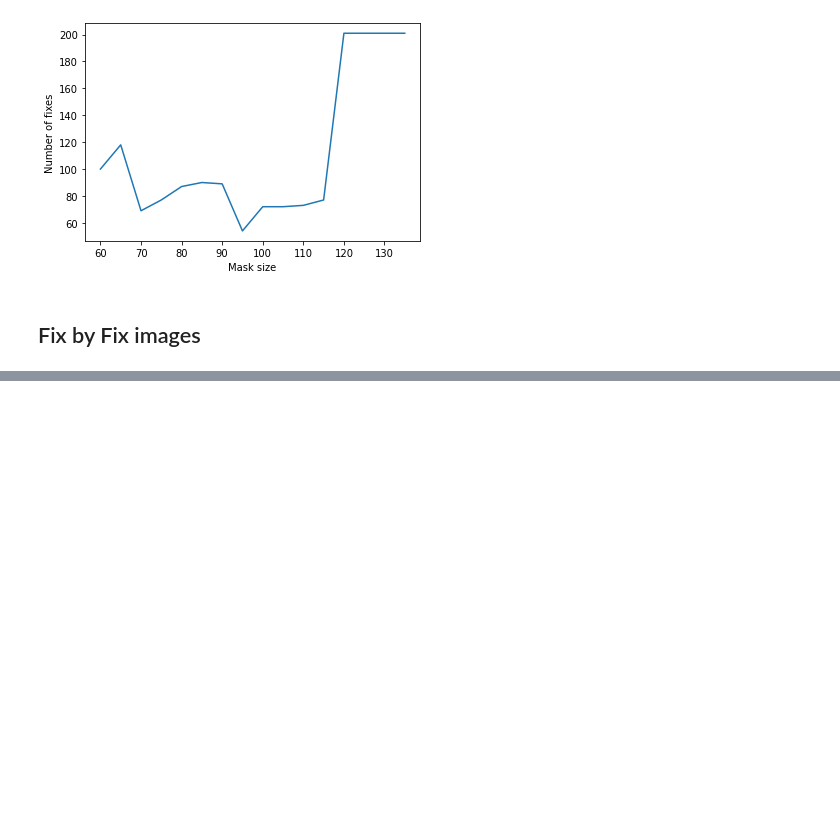
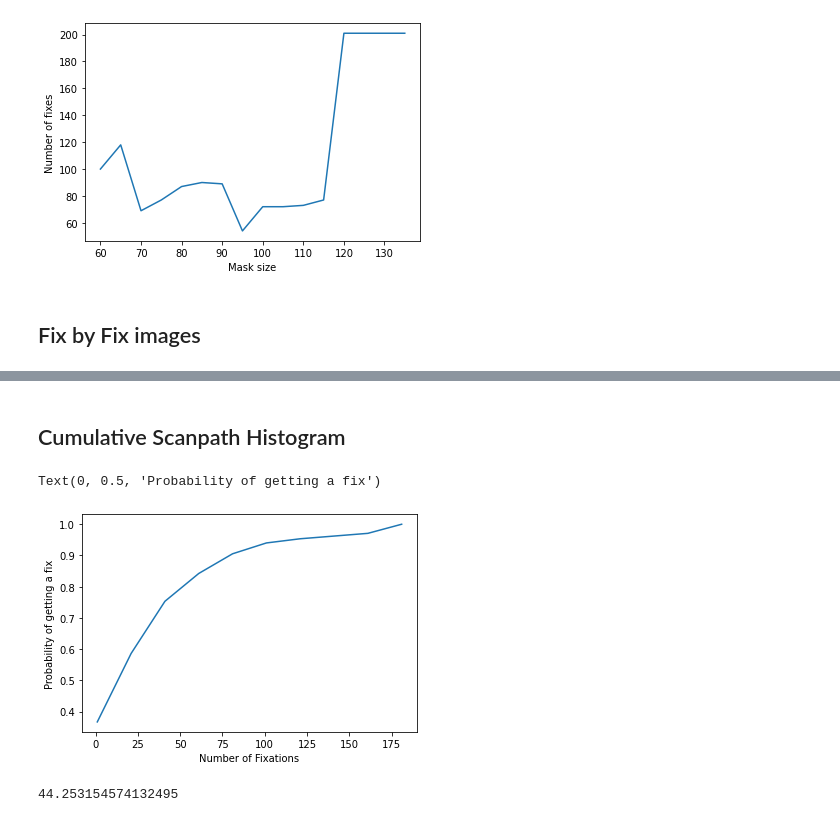
Before and after one commit to Sidharth3301/visual_search, a Jupyter notebook: coco/vi_search coco18.ipynb, the cells around one changed output, grey strips where cells are left out. Saved outputs shown, nothing was run; the diff lists cells and outputs as text; code cells hidden in the pictures; blank space fills up the shorter version.

```diff
--- a/coco/vi_search coco18.ipynb
+++ b/coco/vi_search coco18.ipynb
@@ -633,0 +650,13 @@ done with im 54.0 fixes
+# %% [markdown]
+## Cumulative Scanpath Histogram
+# %%
+plt.plot(b[:-1],np.cumsum(a))
+plt.xlabel('Number of Fixations')
+plt.ylabel('Probability of getting a fix')
+# %% [output]
+Text(0, 0.5, 'Probability of getting a fix')
+[figure, added]
+# %%
+np.mean(k)
+# %% [output]
+44.253154574132495
```
Also changed, not shown: parts of 18 cells of this notebook, 1 other file.
